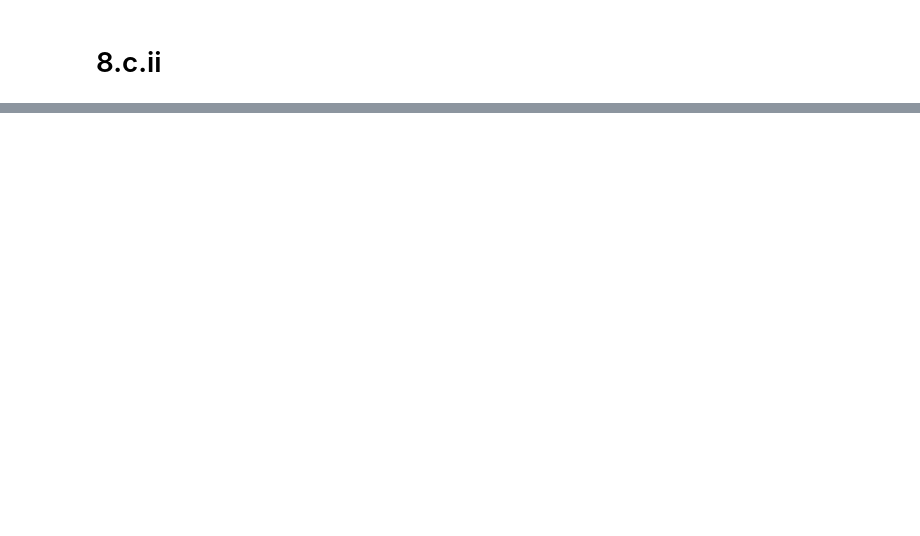
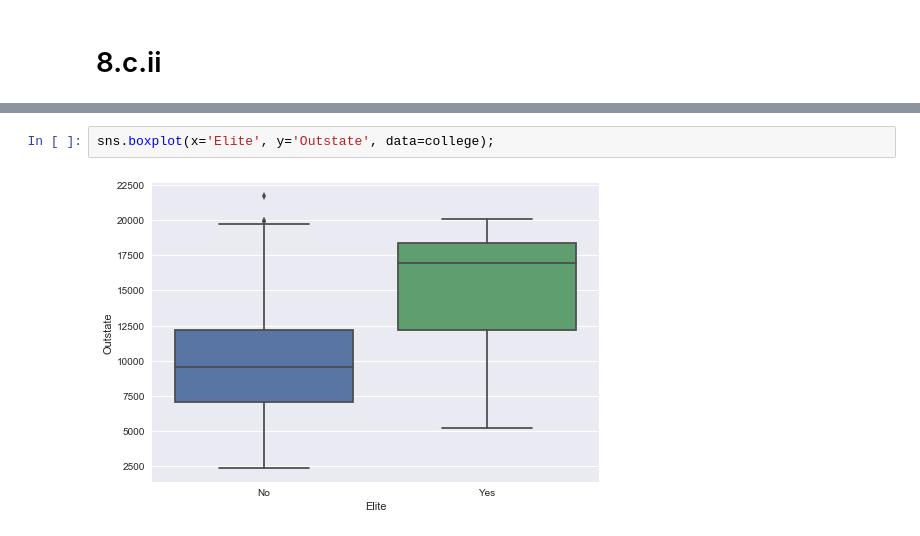
Before and after one commit to emredjan/ISL-python, a Jupyter notebook: exercises/exercises_2.4_introduction.ipynb, the cells around one changed output, grey strips where cells are left out. Drawn from its saved outputs; the diff is of its cells as text; blank space fills up the shorter version.

```diff
--- a/exercises/exercises_2.4_introduction.ipynb
+++ b/exercises/exercises_2.4_introduction.ipynb
@@ -86,0 +104,4 @@ KeyError: 1
+# %%
+sns.boxplot(x='Elite', y='Outstate', data=college);
+# %% [output]
+[figure, added]
```
Also changed, not shown: parts of 47 cells of this notebook, 2 other files.
